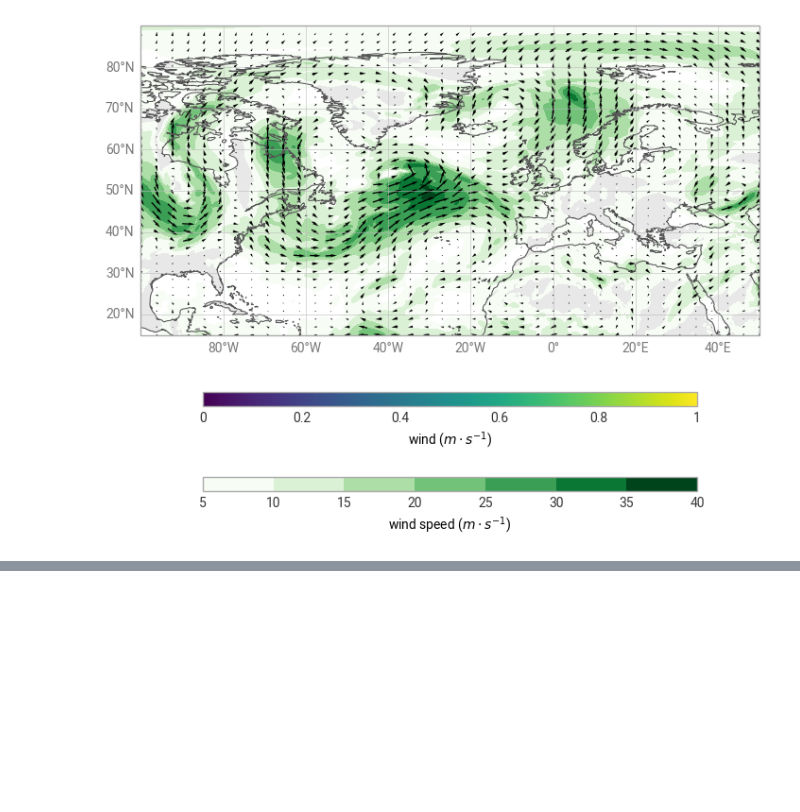
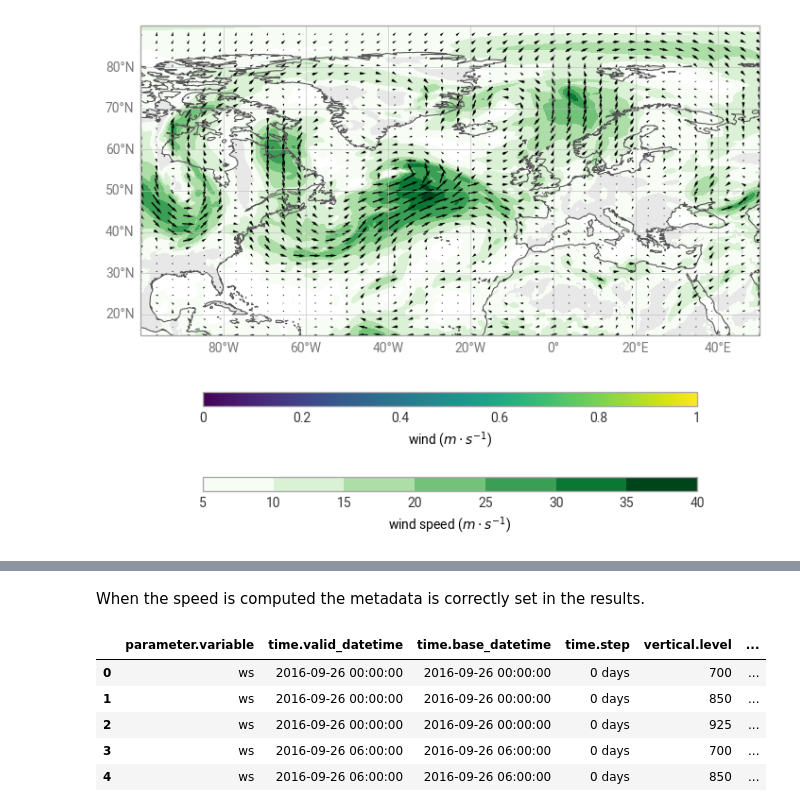
Before and after one commit to ecmwf-training/2026-earthkit-training, a Jupyter notebook: content/earthkit-meteo/solutions/ekm-1-wind-solutions.ipynb, the cells around one changed output, grey strips where cells are left out. Cells and saved outputs as stored; diff of their text form; code cells hidden in the pictures; blank space fills up the shorter version.

```diff
--- a/content/earthkit-meteo/solutions/ekm-1-wind-solutions.ipynb
+++ b/content/earthkit-meteo/solutions/ekm-1-wind-solutions.ipynb
@@ -93,0 +114,15 @@ chart.show()
+# %%
+u = fl.sel({"parameter.variable": "u"})
+v = fl.sel({"parameter.variable": "v"})
+# %% [markdown]
+When the speed is computed the metadata is correctly set in the results.
+# %%
+sp = wind_fl.speed(u, v)
+sp.head()
+# %% [output]
+|  | parameter.variable | time.valid_datetime | time.base_datetime | time.step | vertical.level | ... |
+| 0 | ws | 2016-09-26 00:00:00 | 2016-09-26 00:00:00 | 0 days | 700 | ... |
+| 1 | ws | 2016-09-26 00:00:00 | 2016-09-26 00:00:00 | 0 days | 850 | ... |
+| 2 | ws | 2016-09-26 00:00:00 | 2016-09-26 00:00:00 | 0 days | 925 | ... |
+| 3 | ws | 2016-09-26 06:00:00 | 2016-09-26 06:00:00 | 0 days | 700 | ... |
+| 4 | ws | 2016-09-26 06:00:00 | 2016-09-26 06:00:00 | 0 days | 850 | ... |
```
Also changed, not shown: parts of 6 cells of this notebook, 1 other file.
